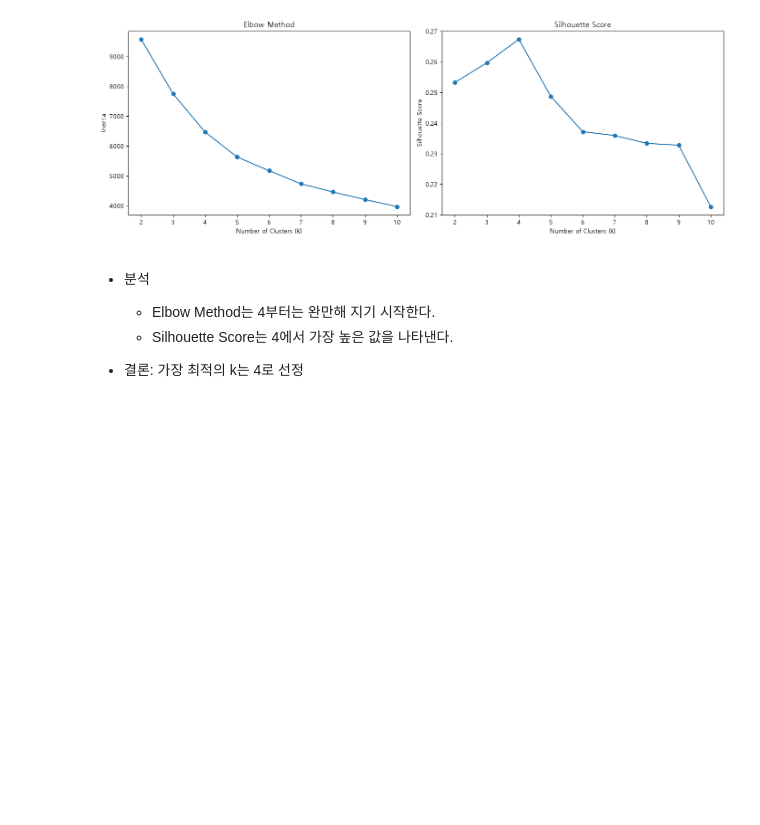
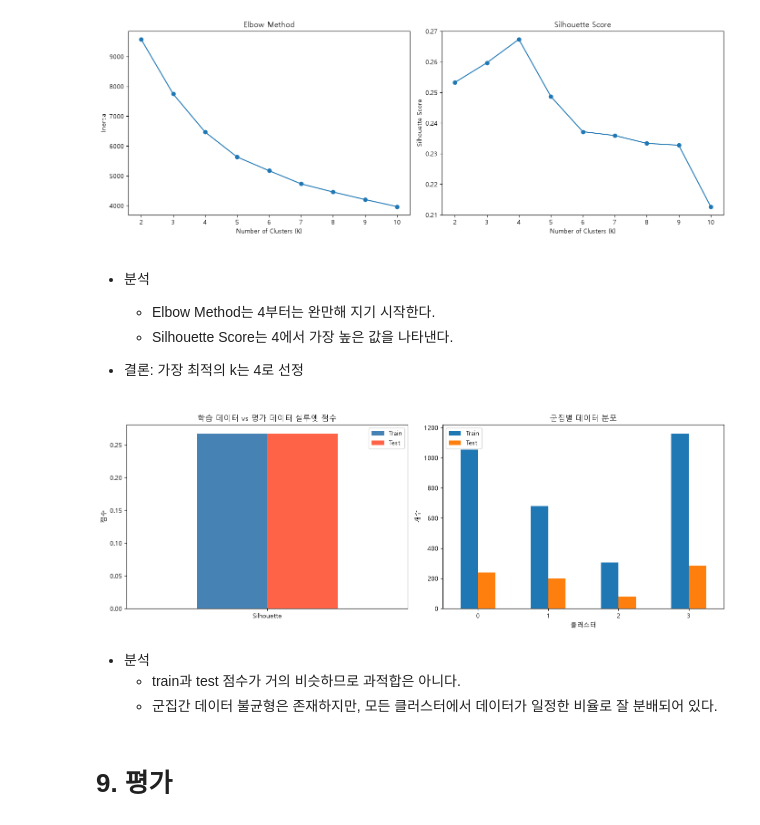
Before and after one commit to kty2001/SKN34-2nd-1Team, a Jupyter notebook: notebooks/analysis1.ipynb, the cells around one changed output. Cells and saved outputs as stored; diff of their text form; code cells hidden in the pictures; blank space fills up the shorter version.

```diff
--- a/notebooks/analysis1.ipynb
+++ b/notebooks/analysis1.ipynb
@@ -259,7 +262,7 @@ def train_model(pipeline, X_train):
     return pipeline
 
 # 추론 함수
-def predict_cluster(pipeline, X_train):
-    pipeline.predict(X_train)
+def predict_cluster(pipeline, X):
+    cluster = pipeline.predict(X)
 
-    return pipeline
+    return cluster
@@ -266,6 +271,7 @@ def predict_cluster(pipeline, X_train):
 # %%
+n_cluster = 3
 # 전처리 파이프라인 적용
-pipeline = preprocess_pipeline(3)
+pipeline = preprocess_pipeline(n_cluster)
 
 # 모델 학습
 pipeline = train_model(pipeline, X_train)
@@ -404,0 +498,16 @@ pipeline = train_model(pipeline, X_train)
+# %%
+validation_result = validate_model(
+    pipeline,
+    X_train,
+    X_test
+)
+
+plot_validation(validation_result)
+# %% [output]
+[figure, added]
+# %% [markdown]
+- 분석
+    - train과 test 점수가 거의 비슷하므로 과적합은 아니다.
+    - 군집간 데이터 불균형은 존재하지만, 모든 클러스터에서 데이터가 일정한 비율로 잘 분배되어 있다.
+# %% [markdown]
+# 9. 평가
```
Also changed, not shown: parts of 39 cells of this notebook, 1 other file.
